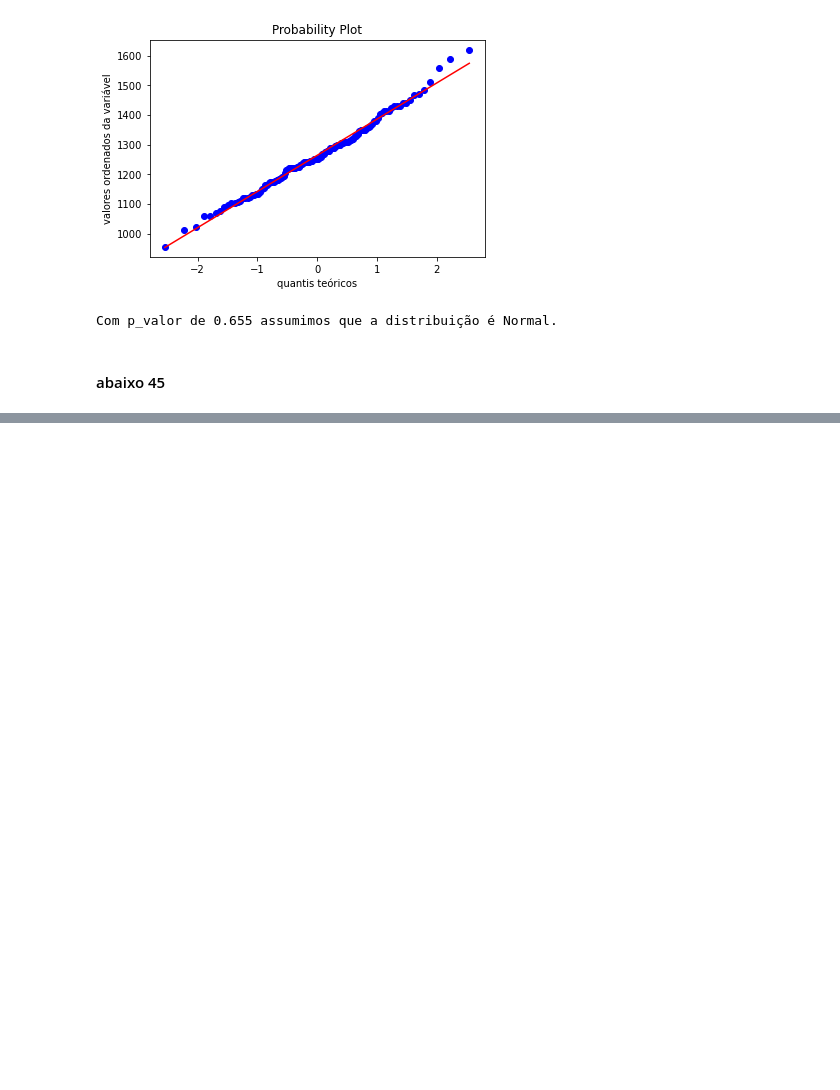
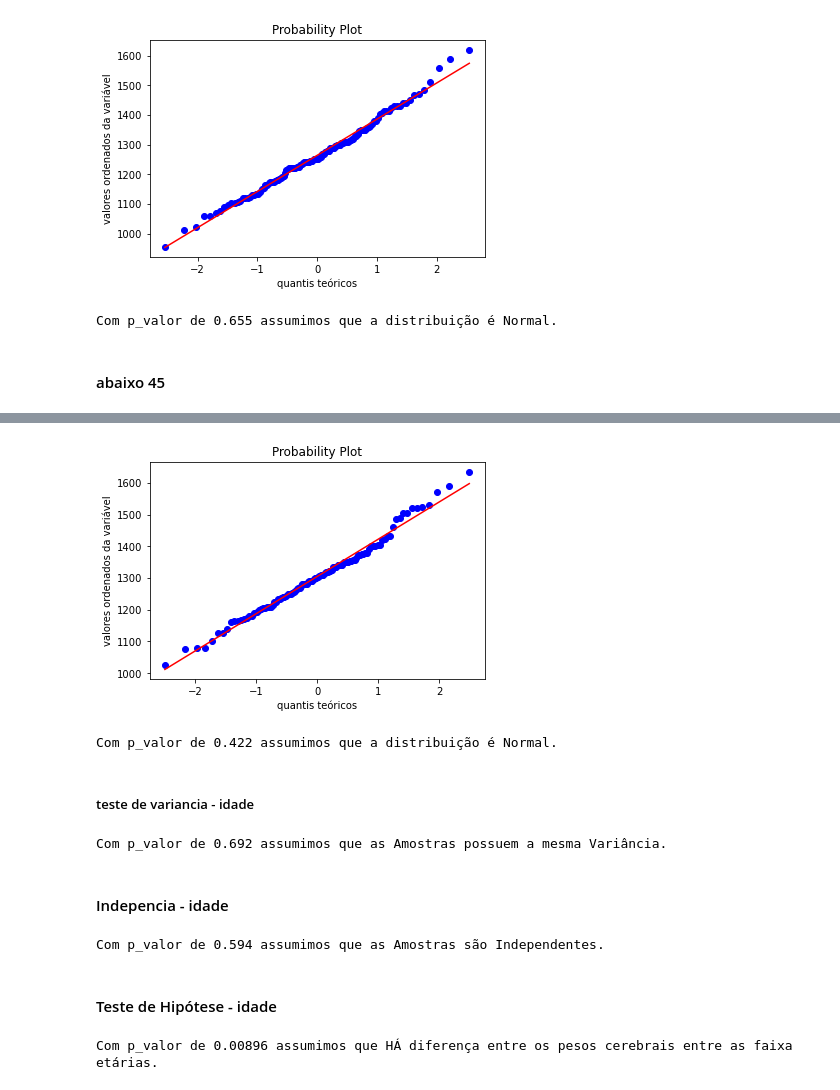
Before and after one commit to guilourenzo/mba-usp, a Jupyter notebook: ESTATÍSTICA PARA CIÊNCIA DE DADOS/AVALIACAO FINAL/GUILHERME_LOURENCO-AVALIACAO_FINAL.ipynb, the cells around one changed output, grey strips where cells are left out. Drawn from its saved outputs; the diff is of its cells as text; code cells hidden in the pictures; blank space fills up the shorter version.

```diff
--- a/ESTATÍSTICA PARA CIÊNCIA DE DADOS/AVALIACAO FINAL/GUILHERME_LOURENCO-AVALIACAO_FINAL.ipynb
+++ b/ESTATÍSTICA PARA CIÊNCIA DE DADOS/AVALIACAO FINAL/GUILHERME_LOURENCO-AVALIACAO_FINAL.ipynb
@@ -251,0 +257,54 @@ Com p_valor de 0.655 assumimos que a distribuição é Normal.
+# %%
+# Gráfico de probabilidade da Normal, para checar suposição de tal distribuição dos dados
+stats.probplot(abaixo45_peso, plot=plt)
+plt.xlabel('quantis teóricos')
+plt.ylabel('valores ordenados da variável')
+plt.show()
+# %% [output]
+[figure, added]
+# %%
+alpha = 0.05
+_, p_value = stats.shapiro(abaixo45_peso)
+
+if p_value > alpha:
+    print(f'Com p_valor de {round(p_value, 3)} assumimos que a distribuição é Normal.')
+else:
+    print(f'Com p_valor de {round(p_value, 3)} assumimos que a distribuição NÃO é Normal.')
+# %% [output]
+Com p_valor de 0.422 assumimos que a distribuição é Normal.
+# %% [markdown]
+##### teste de variancia - idade
+# %%
+_, p_value = stats.levene(acima45_peso, abaixo45_peso)
+
+if p_value > alpha:
+    print(f'Com p_valor de {round(p_value, 3)} assumimos que as Amostras possuem a mesma Variância.')
+else:
+    print(f'Com p_valor de {round(p_value, 3)} assumimos que as Amostras NÃO possuem a mesma Variância.')
+# %% [output]
+Com p_valor de 0.692 assumimos que as Amostras possuem a mesma Variância.
+# %% [markdown]
+#### Indepencia - idade
+# %%
+s_acima45_peso = np.random.choice(acima45_peso, 100)
+s_abaixo45_peso = np.random.choice(abaixo45_peso, 100)
+
+_, p_value = stats.pearsonr(s_acima45_peso, s_abaixo45_peso)
+
+if p_value > alpha:
+    print(f'Com p_valor de {round(p_value, 3)} assumimos que as Amostras são Independentes.')
+else:
+    print(f'Com p_valor de {round(p_value, 3)} assumimos que as Amostras NÃO são Independentes.')
+# %% [output]
+Com p_valor de 0.594 assumimos que as Amostras são Independentes.
+# %% [markdown]
+#### Teste de Hipótese - idade
+# %%
+_, p_value = stats.ttest_ind(acima45_peso, abaixo45_peso, equal_var = True)
+
+if p_value > alpha:
+    print(f'Com p_valor de {round(p_value, 5)} assumimos que NÃO HÁ diferença entre os pesos cerebrais entre as faixa etárias.')
+else:
+    print(f'Com p_valor de {round(p_value, 5)} assumimos que HÁ diferença entre os pesos cerebrais entre as faixa etárias.')
+# %% [output]
+Com p_valor de 0.00896 assumimos que HÁ diferença entre os pesos cerebrais entre as faixa etárias.
```
Also changed, not shown: parts of 36 cells of this notebook, 1 other file.
